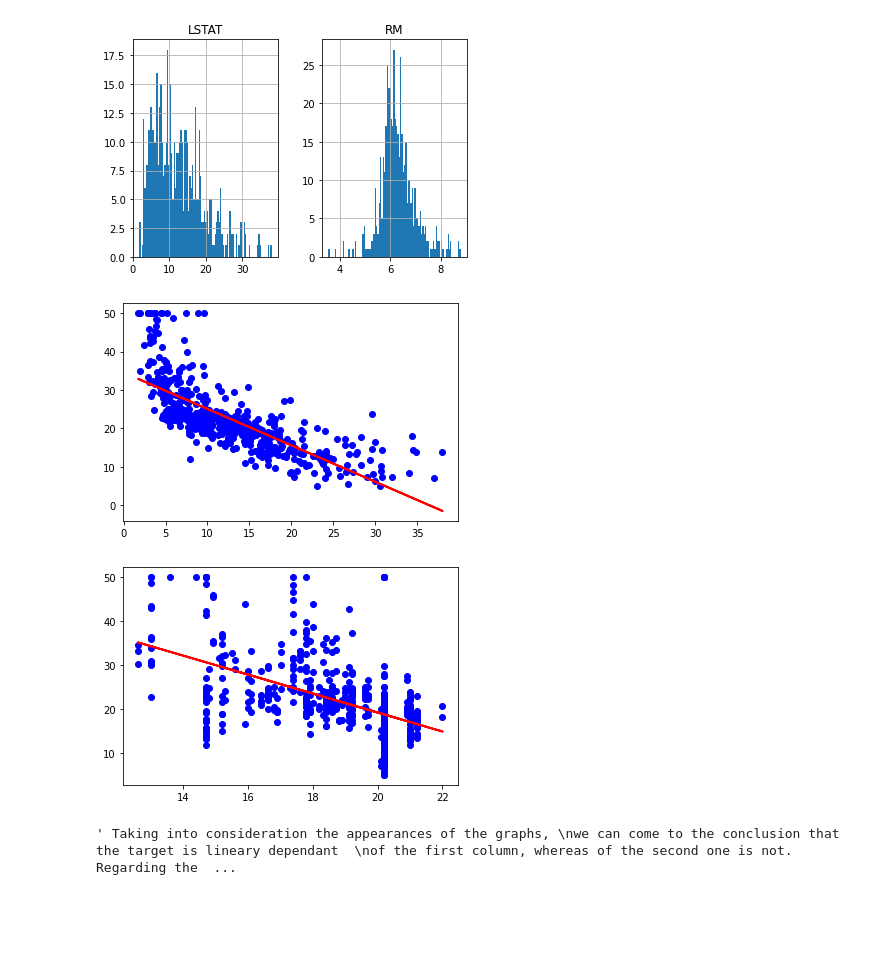
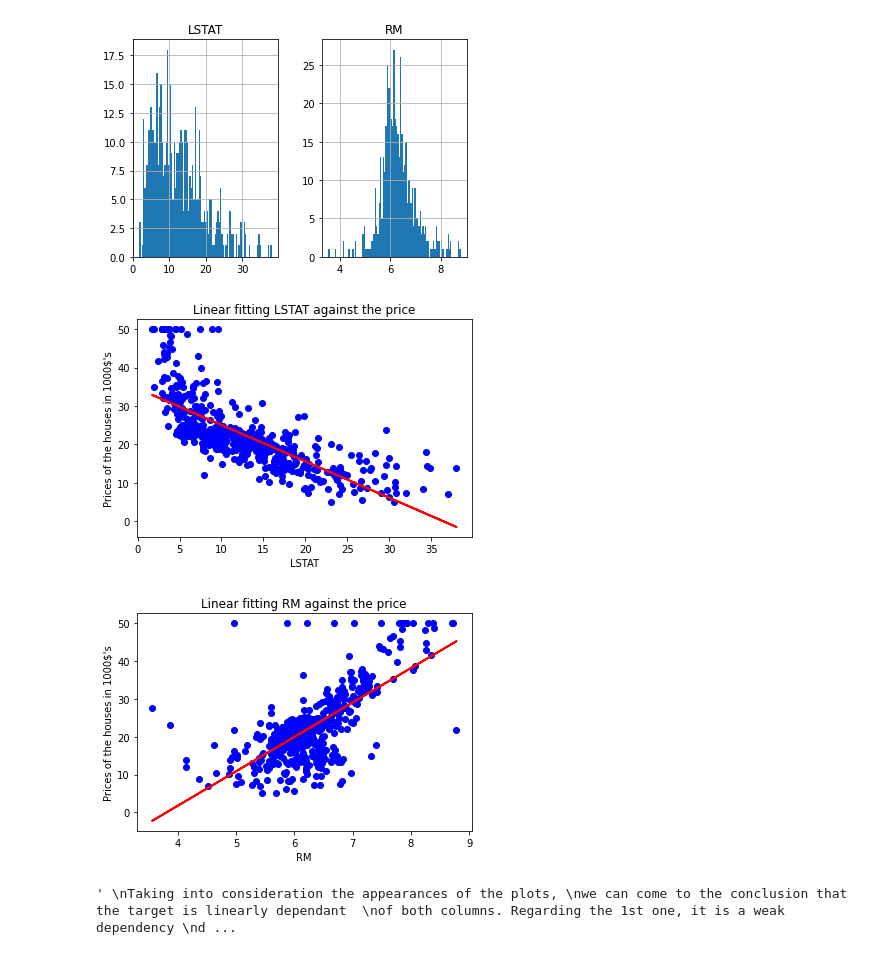
Before and after one commit to Befilosz/PiE_practice_git, a Jupyter notebook: Online_class_1/Boston_load.ipynb, the cells around one changed output. Drawn from its saved outputs; the diff is of its cells as text; code cells hidden in the pictures; blank space fills up the shorter version.

```diff
--- a/Online_class_1/Boston_load.ipynb
+++ b/Online_class_1/Boston_load.ipynb
@@ -21,46 +24,46 @@ image = col.hist(bins=100)
 # %%
 from sklearn.linear_model import LinearRegression
 col_1 = df[['LSTAT']]
 col_2 = df[['RM']]
-reg1 = LinearRegression().fit(col_1, y)
+reg1 = LinearRegression().fit(col_1, y) # fitting the columns against the target
 reg2 = LinearRegression().fit(col_2, y)
 
 col_1_pred = reg1.predict(col_1) # predictions used later in plotting
 col_2_pred = reg2.predict(col_2)
 
 import matplotlib.pyplot as plt1
-import matplotlib.pyplot as plt2
 
 plt1.scatter(col_1, y, color='blue')
-# plt2.scatter(col_2, y, color='red')
-
 plt1.plot(col_1, col_1_pred, color='red', linewidth=2)
-# plt2.plot(col_2, col_2_pred, color='blue', linewidth=2)
-
-
-# plt1.xticks(())
-# plt1.yticks(())
+plt1.xlabel("LSTAT")
+plt1.ylabel("Prices of the houses in 1000$'s")
+plt1.title("Linear fitting LSTAT against the price")
 
 plt1.show()
 # %% [output]
-[figure, old version]
+[figure, new version]
 # %%
-plt2.scatter(col_2, y, color='blue')
-plt2.plot(col_2, col_2_pred, color='red', linewidth=2)
-
-# plt1.xticks(())
-# plt1.yticks(())
-
-plt2.show()
+plt1.scatter(col_2, y, color='blue')
+plt1.plot(col_2, col_2_pred, color='red', linewidth=2)
+plt1.xlabel("RM")
+plt1.ylabel("Prices of the houses in 1000$'s")
+plt1.title("Linear fitting RM against the price")
+plt1.show()
 # %% [output]
-[figure, old version]
+[figure, new version]
 # %%
-""" Taking into consideration the appearances of the graphs,
-we can come to the conclusion that the target is lineary dependant
-of the first column, whereas of the second one is not. Regarding the 1st one, it is a weak dependency
-due to the fact that relatively many "dots" are not aligned. Looking at the first histogram, it is more likely
-that exponential curve(function) which is also diminishing could create more precise results.
-As for the second graph, probably the best fitting would be a Gaussian curve(normal distribution) which is why in
-my opinion linear regression is negatively dependant for the second one."""
+"""
+Taking into consideration the appearances of the plots,
+we can come to the conclusion that the target is linearly dependant
+of both columns. Regarding the 1st one, it is a weak dependency
+due to the fact that relatively many "dots" are not aligned.
+Looking at the first histogram, it is more likely
+that exponential curve(function), which is also diminishing,
+could create more precise results. As for the second plot,
+we can see that most of the dots are at close range from the line.
+Nevertheless, many of them are again scattered in different places, which is why,
+in my opinion this is also a weak but still positive dependency.
+Probably, polynomial fitting could be more succesful here due to the unusal shape.
+"""
 # %% [output]
-' Taking into consideration the appearances of the graphs, \nwe can come to the conclusion that the target is lineary dependant  \nof the first column, whereas of the second one is not. Regarding the  ...
+' \nTaking into consideration the appearances of the plots, \nwe can come to the conclusion that the target is linearly dependant  \nof both columns. Regarding the 1st one, it is a weak dependency \nd ...
```
Also changed, not shown: parts of 2 cells of this notebook, 1 other file.
